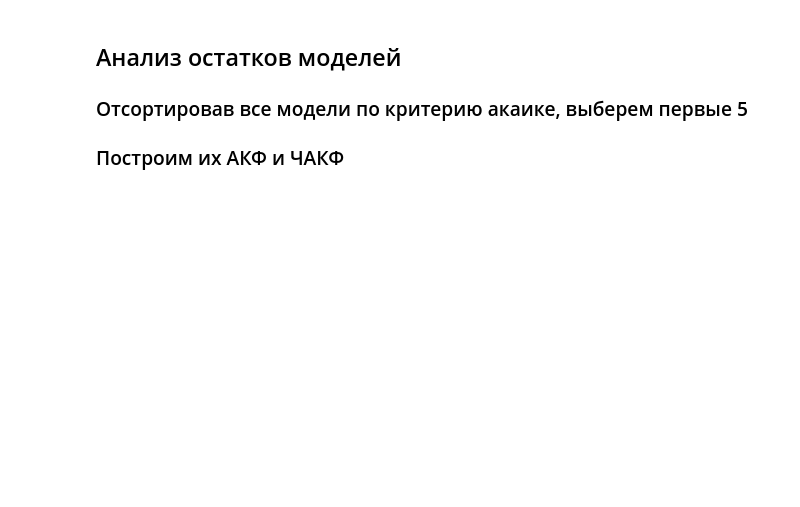
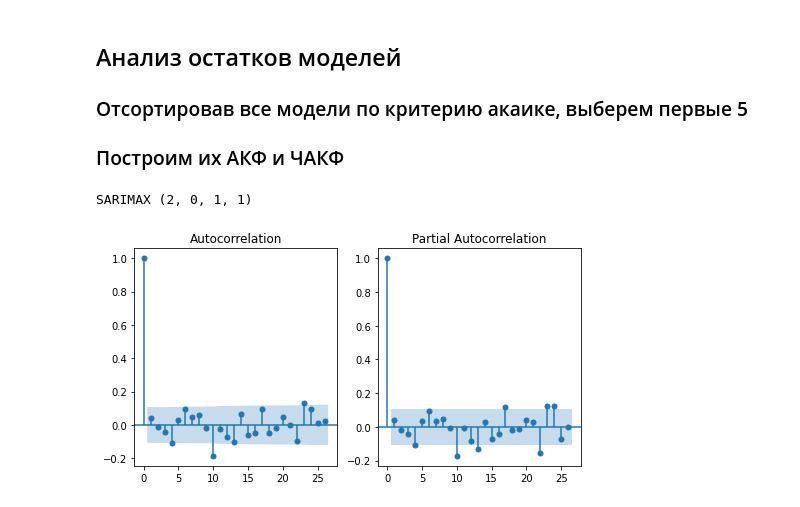
Before and after one commit to EkT1oN/tris, a Jupyter notebook: lab3.ipynb, the cells around one changed output. Saved outputs shown, nothing was run; the diff lists cells and outputs as text; code cells hidden in the pictures; blank space fills up the shorter version.

```diff
--- a/lab3.ipynb
+++ b/lab3.ipynb
@@ -157,4 +201,16 @@ dfAIC.head(10)
 ### Отсортировав все модели по критерию акаике, выберем первые 5
 
 ### Построим их АКФ и ЧАКФ
+# %%
+print(f'SARIMAX (2, 0, 1, 1)')
+m = models[(2, 0, 1, 1)]
+_, (ax1, ax2) = plt.subplots(1,2, figsize=(8,4))
+acf = plot_acf(m.resid, ax=ax1)
+pacf = plot_pacf(m.resid, ax=ax2)
+
+
+plt.show()
+# %% [output]
+SARIMAX (2, 0, 1, 1)
+[figure, added]
 # %%
```
Also changed, not shown: parts of 13 cells of this notebook, 1 other file.
